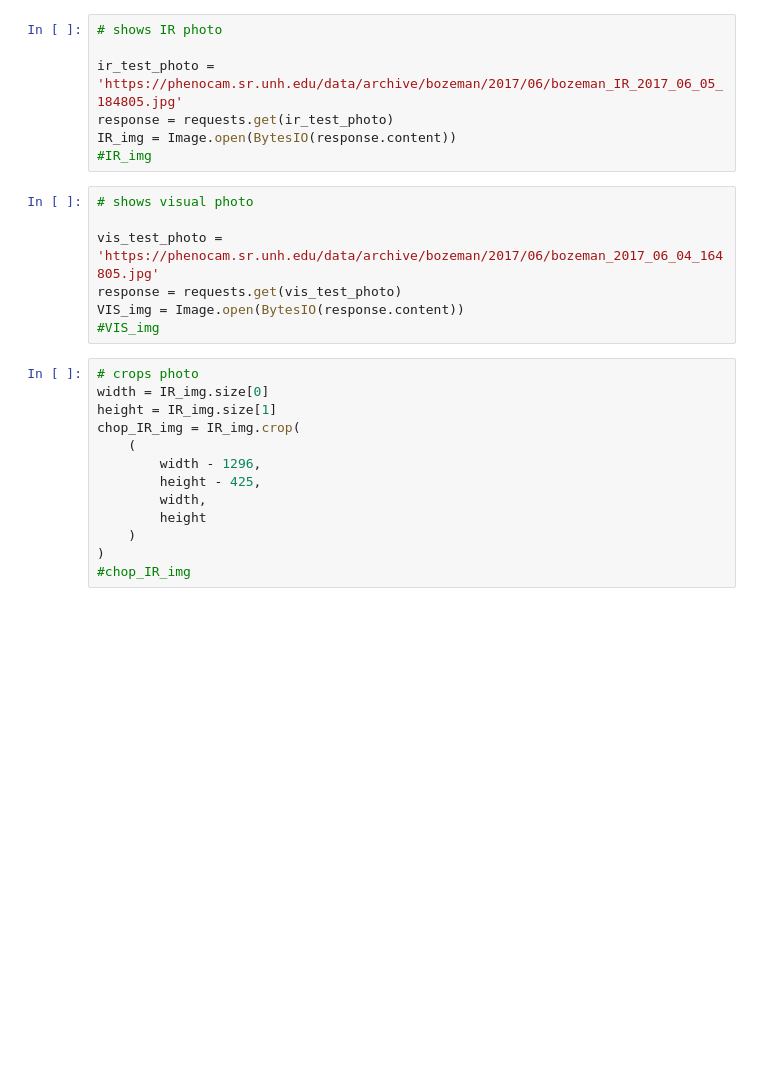
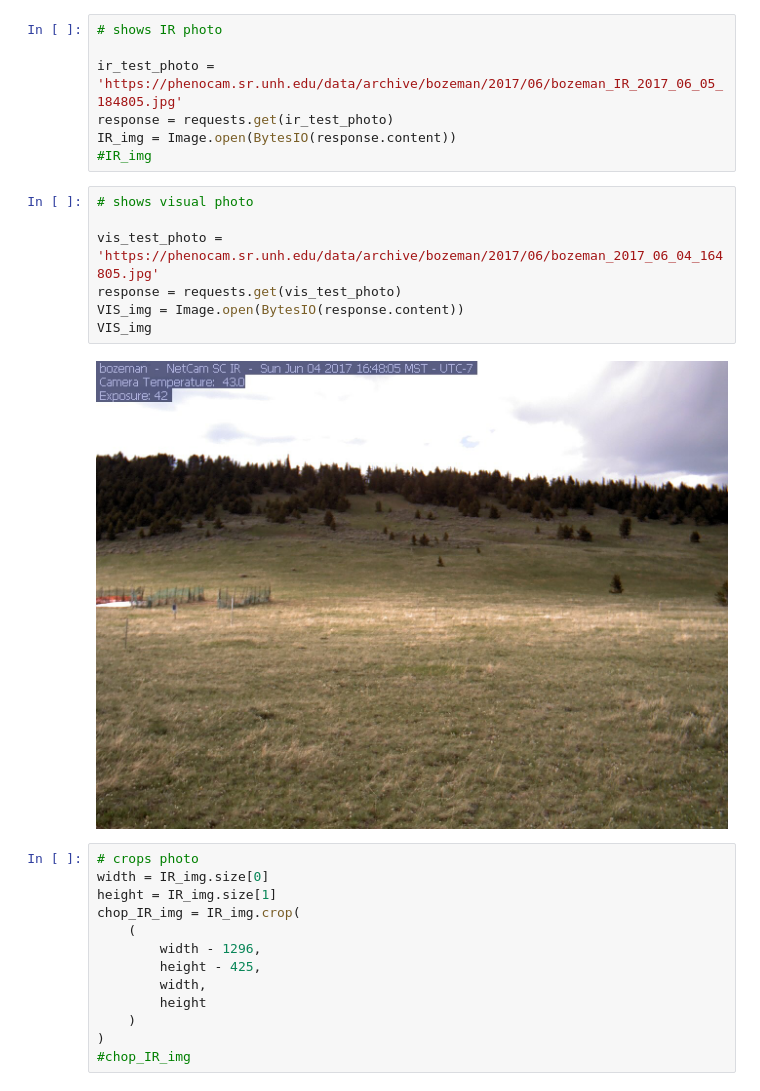
Before and after one commit to bvande21/Phenocam_Project, a Jupyter notebook: RGB_value_extract.ipynb, the cells around one changed output. Drawn from its saved outputs; the diff is of its cells as text; blank space fills up the shorter version.

```diff
--- a/RGB_value_extract.ipynb
+++ b/RGB_value_extract.ipynb
@@ -23,10 +23,12 @@ IR_img = Image.open(BytesIO(response.content))
 # %%
 # shows visual photo
 
 vis_test_photo = 'https://phenocam.sr.unh.edu/data/archive/bozeman/2017/06/bozeman_2017_06_04_164805.jpg'
 response = requests.get(vis_test_photo)
 VIS_img = Image.open(BytesIO(response.content))
-#VIS_img
+VIS_img
+# %% [output]
+[figure, added]
 # %%
 # crops photo
 width = IR_img.size[0]
```
Also changed, not shown: parts of 3 cells of this notebook.
